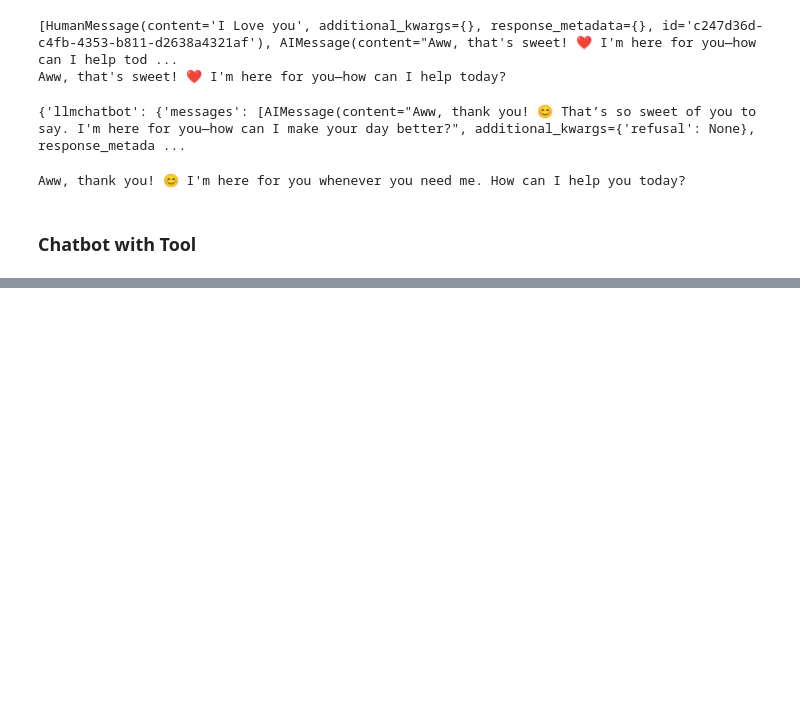
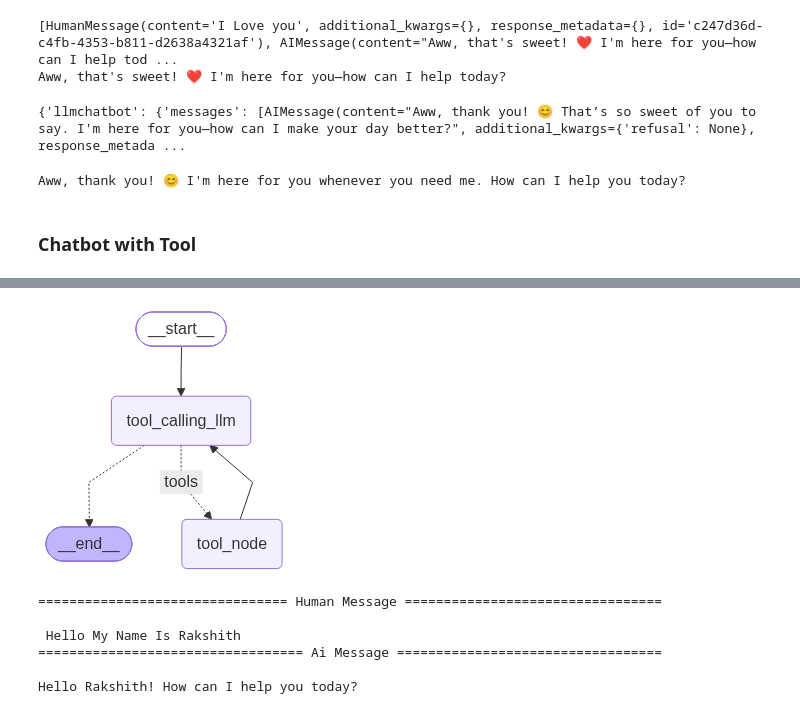
Before and after one commit to Dheer08/Python-Projects, a Jupyter notebook: Learn Langgraph/01 - Basic Chatbot/1.1 - Basic Chatbot.ipynb, the cells around one changed output, grey strips where cells are left out. Saved outputs shown, nothing was run; the diff lists cells and outputs as text; code cells hidden in the pictures; blank space fills up the shorter version.

```diff
--- a/Learn Langgraph/01 - Basic Chatbot/1.1 - Basic Chatbot.ipynb
+++ b/Learn Langgraph/01 - Basic Chatbot/1.1 - Basic Chatbot.ipynb
@@ -169,0 +367,51 @@ builder.add_edge("tool_calling_llm", END, condition=tools_condition)
+# %%
+# Stategraph with tools
+from langgraph.graph import StateGraph,  START, END
+from langgraph.graph.message import add_messages # Reducer  - to add messages to the graph
+from langgraph.prebuilt import ToolNode
+from langgraph.prebuilt import tools_condition
+from langgraph.checkpoint.memory import MemorySaver
+
+# LLM Node
+def tool_calling_llm(state:State):
+    return {"messages":[llm_with_tool.invoke(state["messages"])]}
+
+# Graph
+builder = StateGraph(State)
+
+# Add nodes
+builder.add_node("tool_calling_llm", tool_calling_llm)
+builder.add_node("tool_node", ToolNode(tools))
+
+# Edge
+builder.add_edge(START, "tool_calling_llm")
+builder.add_conditional_edges("tool_calling_llm",tools_condition,{"tools":"tool_node","__end__":END})
+# if the Latest message is a tool call, tool_condition will return True and the graph will go to the tool_node
+# If the latest message is not a tool call, the tool_condition will return False and the graph will go to END
+builder.add_edge("tool_node", "tool_calling_llm") # Loop back to the LLM node after the tool node
+
+# Compile the graph
+graph = builder.compile(checkpointer=MemorySaver())
+
+# Visualize the graph
+from IPython.display import display,Image
+try:
+    display(Image(graph.get_graph().draw_mermaid_png()))
+except Exception as e:
+    print("Graph visualization failed. Please ensure you have graphviz installed and configured correctly.")
+    print(f"Error: {e}")
+# %% [output]
+[figure, added]
+# %%
+config = {"configurable": {"thread_id": "thread_3"}}
+
+response = graph.invoke({"messages":[" Hello My Name Is Rakshith"]}, config=config)
+for m in response["messages"]:
+    m.pretty_print() # Haven't seen the output with gpt model
+# %% [output]
+================================ Human Message =================================
+
+ Hello My Name Is Rakshith
+================================== Ai Message ==================================
+
+Hello Rakshith! How can I help you today?
```
Also changed, not shown: parts of 26 cells of this notebook, 10 other files.
